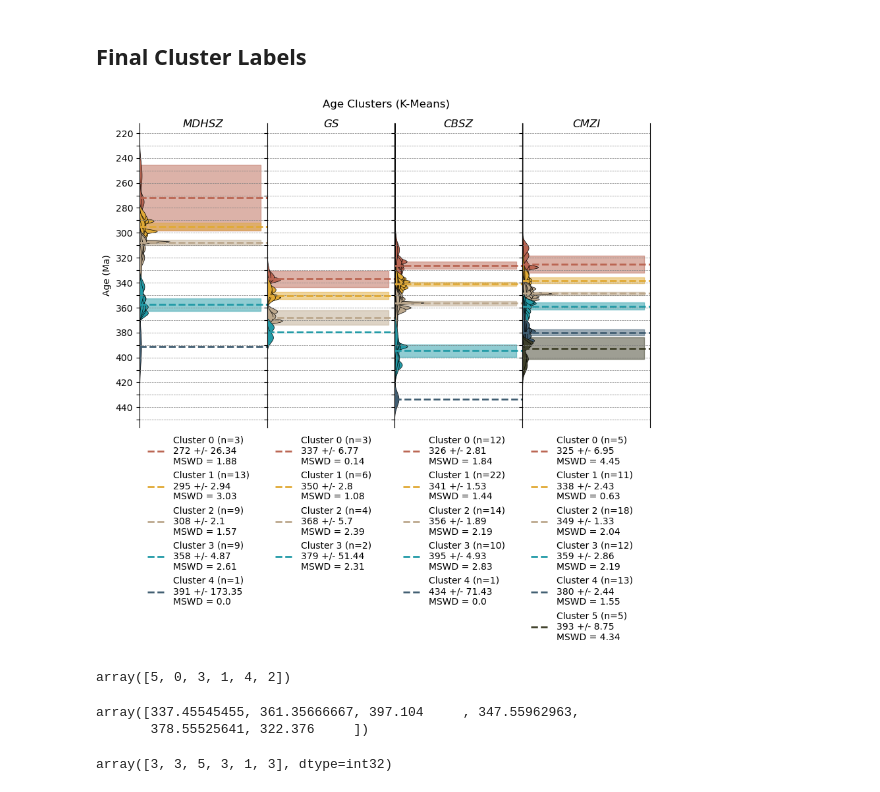
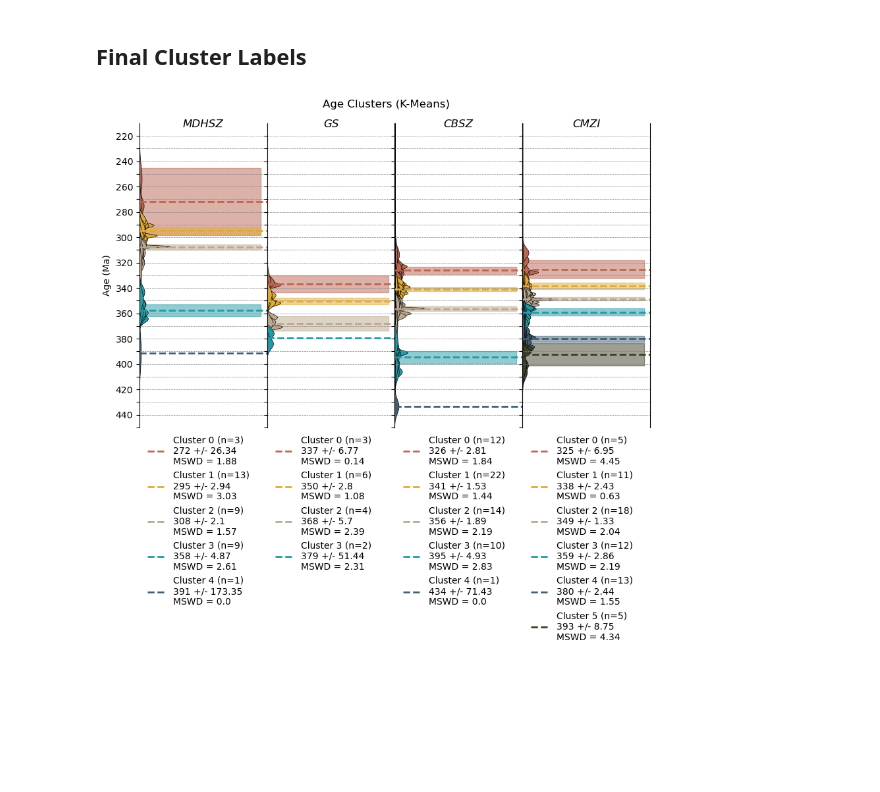
Before and after one commit to masseygeo/monazite-age-clustering, a Jupyter notebook: code/kmeans.ipynb, the cells around one changed output. Drawn from its saved outputs; the diff is of its cells as text; code cells hidden in the pictures; blank space fills up the shorter version.

```diff
--- a/code/kmeans.ipynb
+++ b/code/kmeans.ipynb
@@ -61,9 +61,9 @@ for zone in ['MDHSZ', 'GS', 'CBSZ', 'CMZI']:
         sil_scores.append(silhouette_score(ages, kmeans.labels_))
 
     fig, ax = plt.subplots()
-    ax.plot(clusters, inertias, color='blue', marker='o', markeredgecolor='k', markeredgewidth=0.5)
+    ax.plot(clusters, inertias, color='red', marker='o', markeredgecolor='k', markeredgewidth=0.5)
     ax2 = ax.twinx()
-    ax2.plot(clusters, sil_scores, color='red', marker='s', markeredgecolor='k', markeredgewidth=0.5)
+    ax2.plot(clusters, sil_scores, color='blue', marker='s', markeredgecolor='k', markeredgewidth=0.5)
 
     legend_items = [Line2D([0], [0], color='red', label='W.C.S.S.'),
                     Line2D([0], [0], color='blue', label='Silhouette Score')]
@@ -174,91 +174,33 @@ for idx, zone in enumerate(zone_clusters.keys()):
             density = norm.pdf(age_range, mean, error)
             ax[idx].fill_between(density, age_range, alpha=1, color=k_colors[k_label], linewidth=0.5, edgecolor='k')
 
         label = f"Cluster {k} (n={int(stats['n'])})\n{round(stats['mean'])} +/- {round(stats['ci95_halfwidth'], 2)}\nMSWD = {round(stats['mswd'],2)}"
 
         ax[idx].axhline(y=stats['mean'], xmin=0, xmax=1, color=k_colors[k_label], linewidth=2, linestyle='--', zorder=2, label=label)
         if stats['n'] >= 3:
             ax[idx].fill_between(x=np.linspace(0,2,100), y1=stats['mean'] - stats['ci95_halfwidth'], y2=stats['mean'] + stats['ci95_halfwidth'], color=k_colors[k_label], alpha=0.5, zorder=0.5)
 
-        ax[idx].legend(loc='upper left', bbox_to_anchor=(0,0), frameon=False)
-        # calculate weighted mean, MSWD, and other stats...
-        # stats = cluster_stats(ages, errors, two_sigma=False)
-
-        # for k in all_stats.keys():
-        #     mean = stats[k]['mean']
-        #     ax[idx].axhlines(mean)
-
+    ax[idx].legend(loc='upper left', bbox_to_anchor=(0,0), frameon=False)
 
     ax[idx].set_title(zone, style='italic', y=0.97)
 
 
-
-    # ##### plot KDEs...
-    # ages = df_subset['age'].to_numpy()
-    # errors = df_subset['error'].to_numpy()
-    # t = np.linspace(210, 460, 1000)
-
-    # # error-weighted KDE...
-    # density_err = np.zeros_like(t)
-    # for age, err in zip(ages, errors):
-    #     density_err += np.exp(-(t-age)**2 / (2*err**2)) / (np.sqrt(2*np.pi)*err)
-    # density_err /= len(ages)
-
-    # # standard KDE...
-    # kde = gaussian_kde(ages)
-    # density_std = kde(t)
-
-    # # plot KDEs...
-    # ax2 = ax[idx].twiny()
-    # ax2.plot(density_err, t, color='red', label='Error-weighted KDE')
-    # ax2.plot(density_std, t, color='blue', label='Standard KDE')
-    # ax2.set_xticks([])
-    # ax2.spines['top'].set_visible(False)
-    # ax2.spines['bottom'].set_visible(False)
-
-    # break
-
-
-##### legend...
-# patches = []
-# for k,v in texture_colors.items():
-#     patches.append(Patch(facecolor=v, edgecolor='k', linewidth=0.5, label=k))
-# lines = [Line2D([0], [0], color='red', label='Error-weighted KDE'),
-#          Line2D([0], [0], color='blue', label='Standard KDE')]
-# legend_items = patches + lines
-# ax[0].legend(legend_items, [l.get_label() for l in legend_items], loc='upper center', bbox_to_anchor=(2,0), frameon=False, ncols=5)
-
-
 ##### figure styling...
-
-min_idx = df['age'].argmin()
-max_idx = df['age'].argmax()
-age_min = df.loc[min_idx, 'age'] - 4 * df.loc[min_idx, 'error']
-age_max = df.loc[max_idx, 'age'] + 4 * df.loc[max_idx, 'error']
 for axes in ax:
     axes.set_xlim(0)
-    axes.set_ylim(age_min, age_max)
+    axes.set_ylim(210, 450)
     axes.grid(visible=True, axis='y', linestyle='--', color='gray', linewidth=0.5)
     axes.set_xticks([])
     axes.spines['top'].set_visible(False)
     axes.spines['bottom'].set_visible(False)
 
 ax[0].set_yticks(np.arange(220, 451, 10))
 ax[0].set_yticklabels([str(i) if i%20 == 0 else '' for i in np.arange(220, 451, 10)])
 ax[0].set_ylabel('Age (Ma)')
 
 plt.gca().invert_yaxis()
 plt.suptitle('Age Clusters (K-Means)', y=0.94)
 # plt.savefig(r'../results/kmeans.png', bbox_inches="tight", pad_inches=0, dpi=300)
 plt.show()
 # %% [output]
-[figure, old version]
+[figure, new version]
-# %%
-np.argsort(kmeans.cluster_centers_.ravel())
-# %% [output]
-array([5, 0, 3, 1, 4, 2])
-# %%
-kmeans.cluster_centers_.ravel()
-# %% [output]
-array([337.45545455, 361.35666667, 397.104     , 347.55962963,
-       378.55525641, 322.376     ])
@@ -269,4 +206,0 @@ order = np.argsort(kmeans.cluster_centers_.ravel())
-# %%
-labels[order]
-# %% [output]
-array([3, 3, 5, 3, 1, 3], dtype=int32)
```
Also changed, not shown: parts of 2 cells of this notebook, 3 other files.
